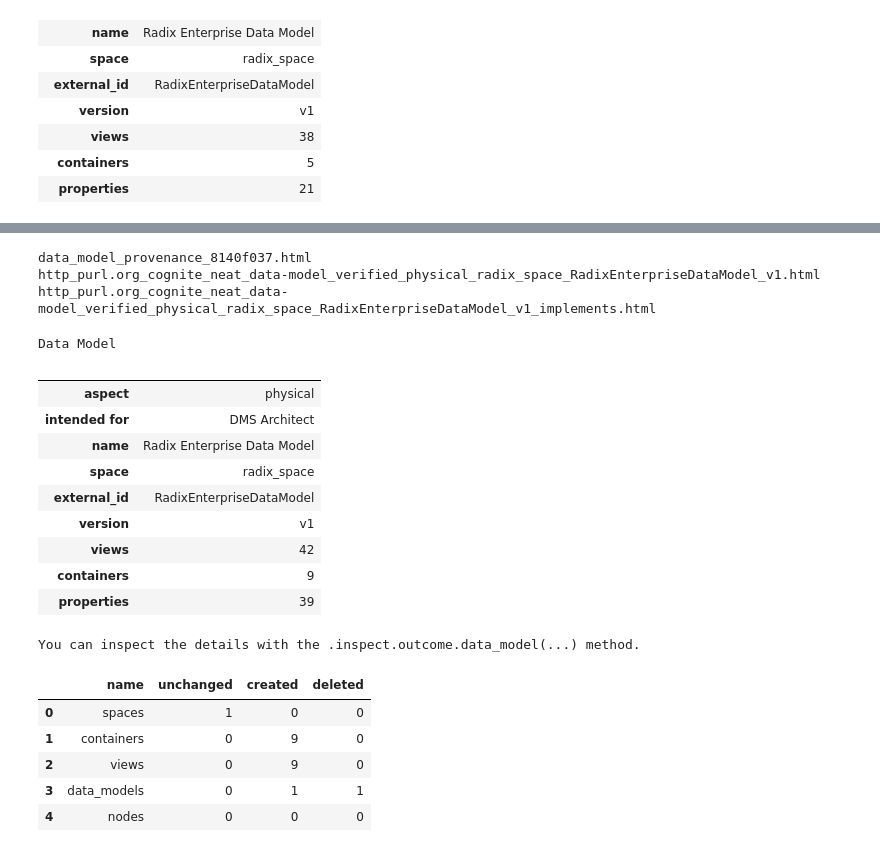
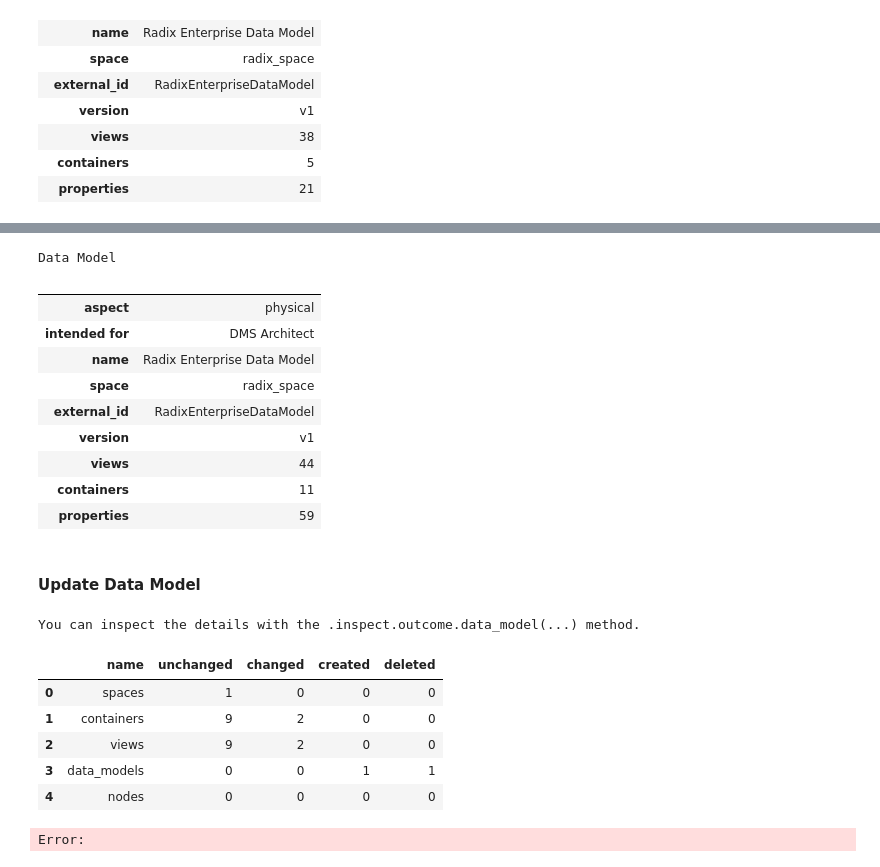
Before and after one commit to FilipePIN/cognite-datamodeling, a Jupyter notebook: examples/neat/radix_examples/radix_model.ipynb, the cells around one changed output, grey strips where cells are left out. Cells and saved outputs as stored; diff of their text form; code cells hidden in the pictures.

```diff
--- a/examples/neat/radix_examples/radix_model.ipynb
+++ b/examples/neat/radix_examples/radix_model.ipynb
@@ -3,11 +3,11 @@ from cognite.neat import NeatSession
 from cognite.client import CogniteClient
 # %%
 client = CogniteClient.default_oauth_client_credentials(
-    project="",
-    cdf_cluster="",
-    tenant_id="",
-    client_id="",
-    client_secret="",
+    project="radix-dev",
+    cdf_cluster="az-eastus-1",
+    tenant_id="9339fb1c-0944-4fb9-808d-a278e53590e5",
+    client_id="04073ce1-f25b-41a9-98f9-a1e6fcb03ca3",
+    client_secret="Lv18Q~4Km4tA0XxkMmNAv6MXak2_lf7oG2HNUdj2",
 )
 # %%
 neat = NeatSession(client)
@@ -123,32 +123,32 @@ Max Count column
   * **DeprecatedWarning**: Nullable column is deprecated
 Min Count column
 # %%
-neat.show.data_model.provenance()
-neat.show.data_model()
-neat.show.data_model.implements()
+# neat.show.data_model.provenance()
+# neat.show.data_model()
+# neat.show.data_model.implements()
 neat
 # %% [output]
-data_model_provenance_8140f037.html
-http_purl.org_cognite_neat_data-model_verified_physical_radix_space_RadixEnterpriseDataModel_v1.html
-http_purl.org_cognite_neat_data-model_verified_physical_radix_space_RadixEnterpriseDataModel_v1_implements.html
+Data Model
-Data Model
 |  |  |
 | aspect | physical |
 | intended for | DMS Architect |
 | name | Radix Enterprise Data Model |
 | space | radix_space |
 | external_id | RadixEnterpriseDataModel |
 | version | v1 |
-| views | 42 |
-| containers | 9 |
-| properties | 39 |
+| views | 44 |
+| containers | 11 |
+| properties | 59 |
+# %% [markdown]
+#### Update Data Model
 # %%
 neat.to.cdf.data_model()
 # %% [output]
 You can inspect the details with the .inspect.outcome.data_model(...) method.
-|  | name | unchanged | created | deleted |
-| 0 | spaces | 1 | 0 | 0 |
-| 1 | containers | 0 | 9 | 0 |
-| 2 | views | 0 | 9 | 0 |
-| 3 | data_models | 0 | 1 | 1 |
-| 4 | nodes | 0 | 0 | 0 |
+|  | name | unchanged | changed | created | deleted |
+| 0 | spaces | 1 | 0 | 0 | 0 |
+| 1 | containers | 9 | 2 | 0 | 0 |
+| 2 | views | 9 | 2 | 0 | 0 |
+| 3 | data_models | 0 | 0 | 1 | 1 |
+| 4 | nodes | 0 | 0 | 0 | 0 |
+Error:
```
Also changed, not shown: parts of 4 cells of this notebook, 4 other files.
